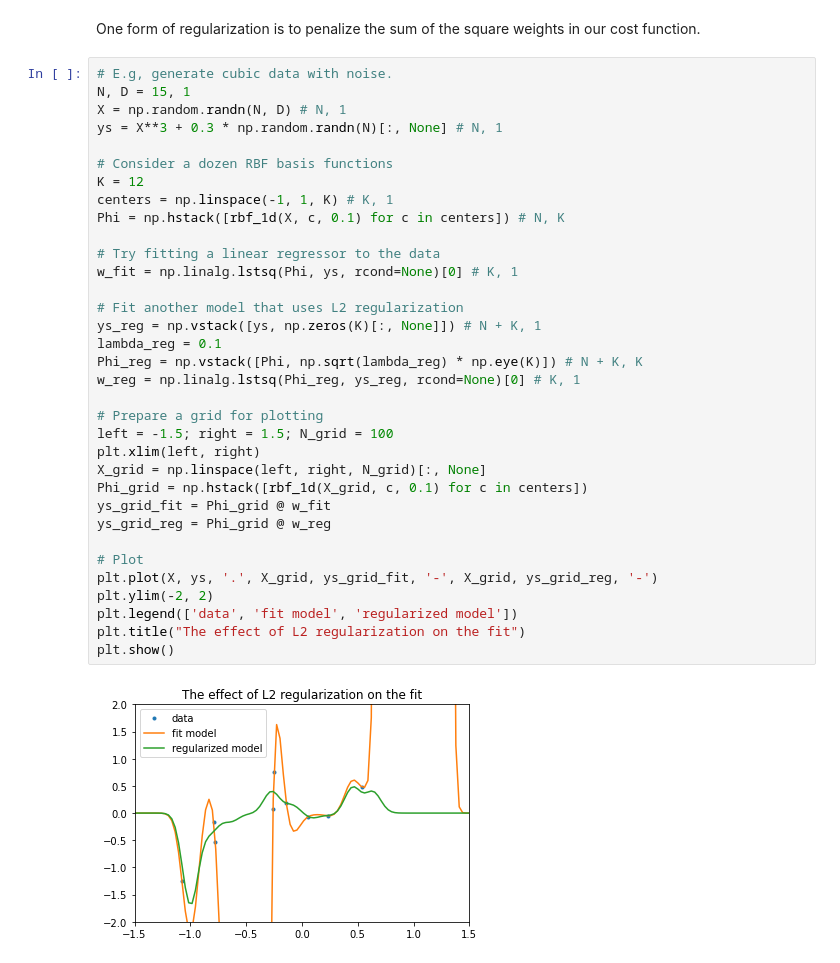
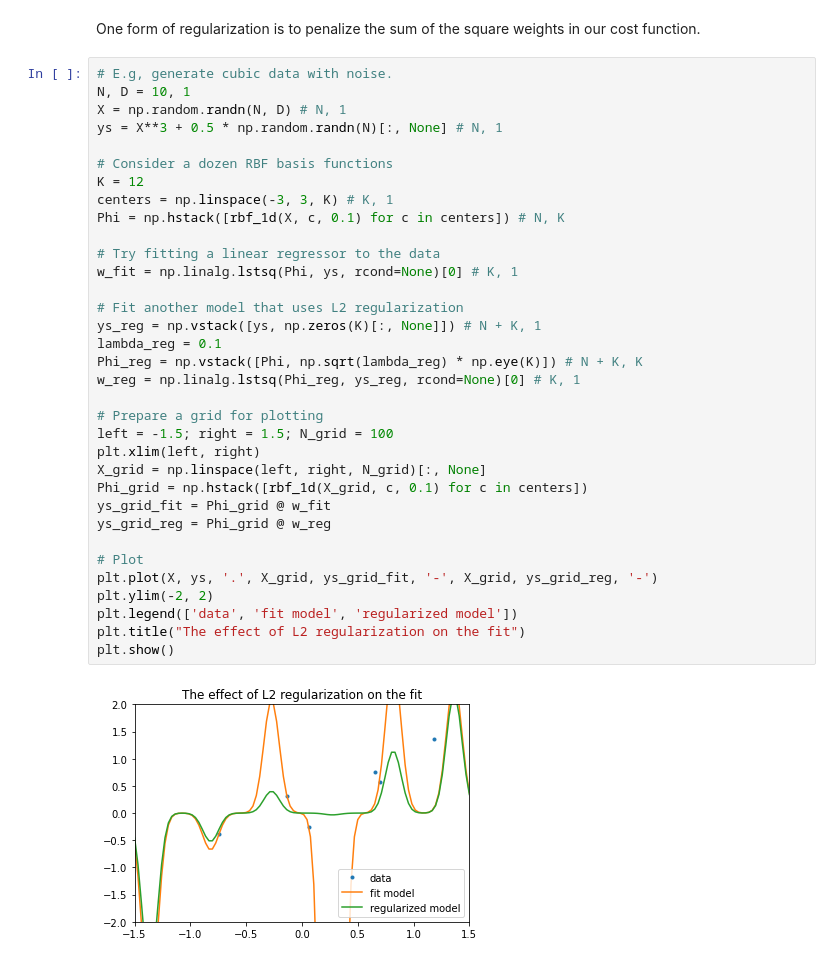
Before and after one commit to larswe/pattern-recognition, a Jupyter notebook: Week 1/regularization.ipynb, the cells around one changed output. Saved outputs shown, nothing was run; the diff lists cells and outputs as text.

Commit message:
Chose more reasonably spaced out RBF centers

```diff
--- a/Week 1/regularization.ipynb
+++ b/Week 1/regularization.ipynb
@@ -122,37 +122,37 @@ plt.show()
 One form of regularization is to penalize the sum of the square weights in our cost function.
 # %%
 # E.g, generate cubic data with noise.
-N, D = 15, 1
+N, D = 10, 1
 X = np.random.randn(N, D) # N, 1
-ys = X**3 + 0.3 * np.random.randn(N)[:, None] # N, 1
+ys = X**3 + 0.5 * np.random.randn(N)[:, None] # N, 1
 
 # Consider a dozen RBF basis functions
 K = 12
-centers = np.linspace(-1, 1, K) # K, 1
+centers = np.linspace(-3, 3, K) # K, 1
 Phi = np.hstack([rbf_1d(X, c, 0.1) for c in centers]) # N, K
 
 # Try fitting a linear regressor to the data
 w_fit = np.linalg.lstsq(Phi, ys, rcond=None)[0] # K, 1
 
 # Fit another model that uses L2 regularization
 ys_reg = np.vstack([ys, np.zeros(K)[:, None]]) # N + K, 1
 lambda_reg = 0.1
 Phi_reg = np.vstack([Phi, np.sqrt(lambda_reg) * np.eye(K)]) # N + K, K
 w_reg = np.linalg.lstsq(Phi_reg, ys_reg, rcond=None)[0] # K, 1
 
 # Prepare a grid for plotting
 left = -1.5; right = 1.5; N_grid = 100
 plt.xlim(left, right)
 X_grid = np.linspace(left, right, N_grid)[:, None]
 Phi_grid = np.hstack([rbf_1d(X_grid, c, 0.1) for c in centers])
 ys_grid_fit = Phi_grid @ w_fit
 ys_grid_reg = Phi_grid @ w_reg
 
 # Plot
 plt.plot(X, ys, '.', X_grid, ys_grid_fit, '-', X_grid, ys_grid_reg, '-')
 plt.ylim(-2, 2)
 plt.legend(['data', 'fit model', 'regularized model'])
 plt.title("The effect of L2 regularization on the fit")
 plt.show()
 # %% [output]
-[figure, old version]
+[figure, new version]
```
Also changed, not shown: parts of 3 cells of this notebook.
